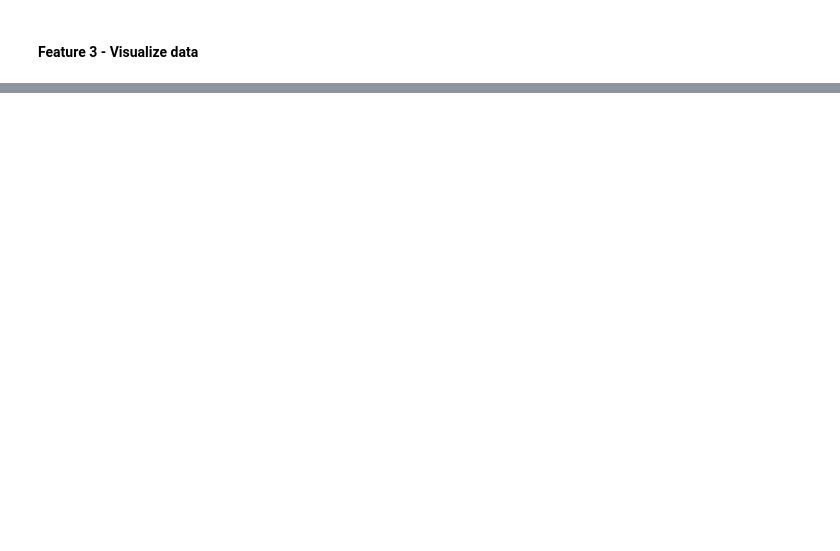
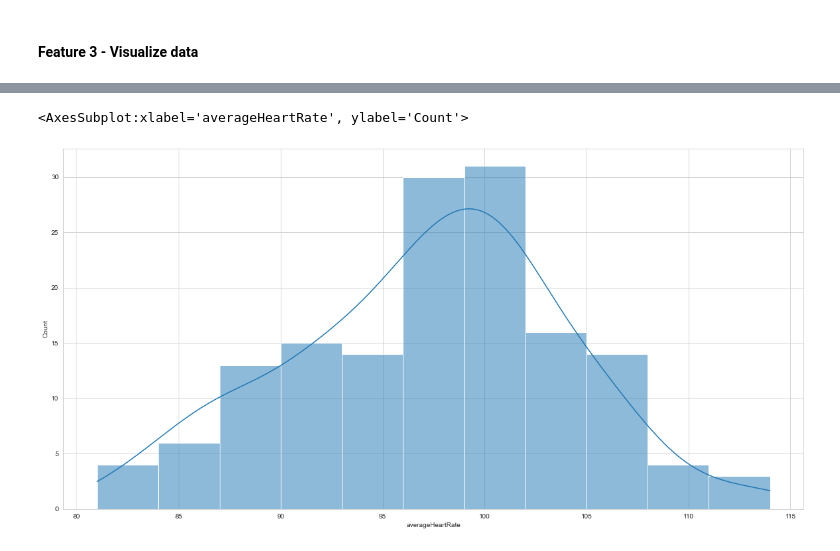
Before and after one commit to KimBug29/Health_Fitness, a Jupyter notebook: fitness.ipynb, the cells around one changed output, grey strips where cells are left out. Drawn from its saved outputs; the diff is of its cells as text; code cells hidden in the pictures; blank space fills up the shorter version.

```diff
--- a/fitness.ipynb
+++ b/fitness.ipynb
@@ -217,3 +255,10 @@ Participant_info.head(-5)
 # %% [markdown]
 <img src=images/heart_rate.jfif>
 The visualization charts depict the average HEART RATE while walking for EXERCISE.
+# %%
+# Create histogram of participant 1 (p01) average heart rate while walking for exercise
+plt.figure(figsize=(20,10)) # Set plot dimensions
+sns.histplot(data=p01_walk, x="averageHeartRate", kde=True)
+# %% [output]
+<AxesSubplot:xlabel='averageHeartRate', ylabel='Count'>
+[figure, added]
```
Also changed, not shown: parts of 29 cells of this notebook, 1 other file.
